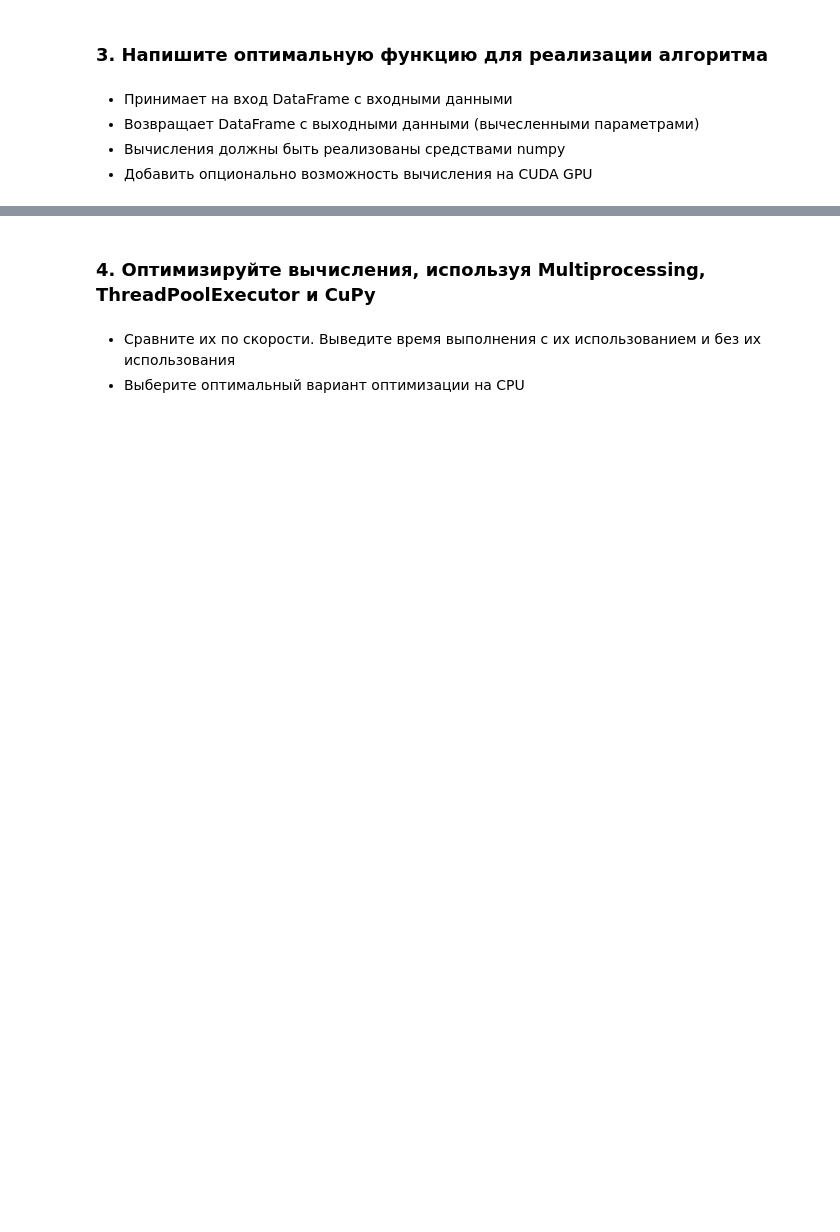
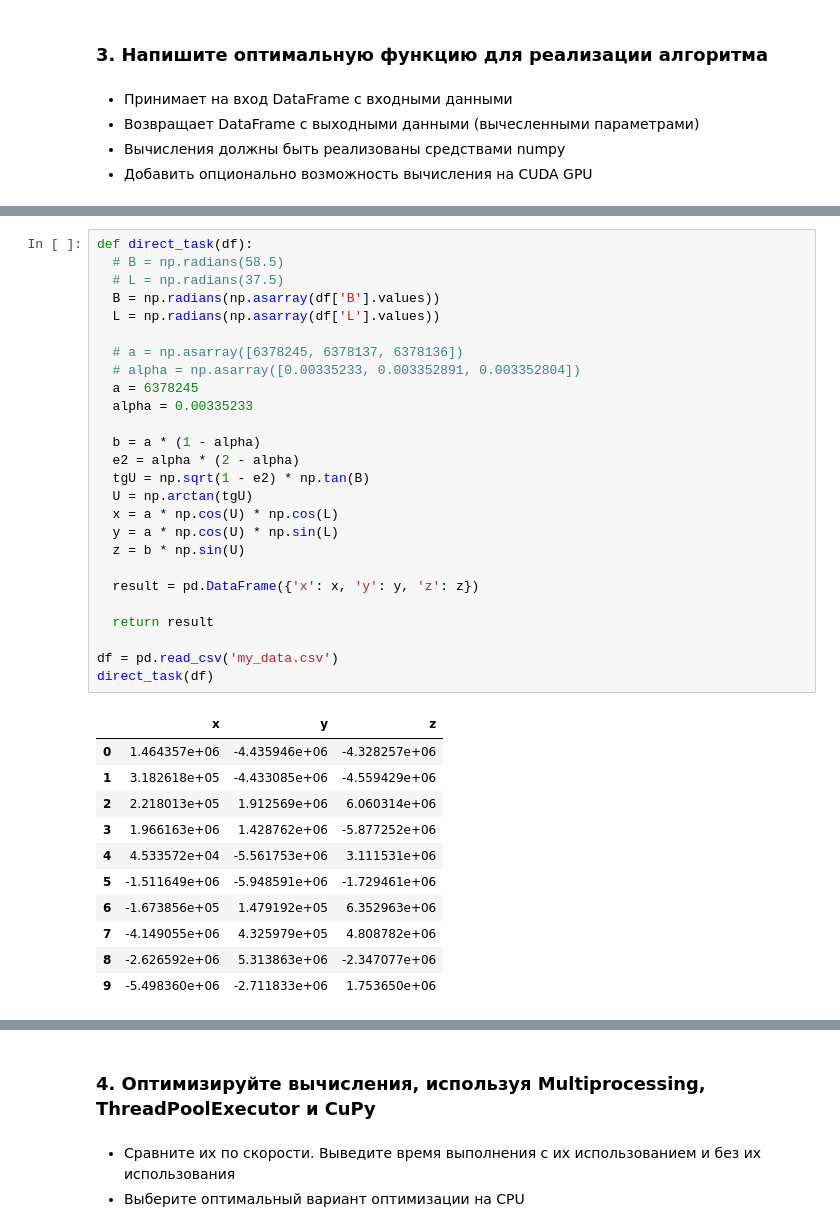
Before and after one commit to ilyak0n/comp_math, a Jupyter notebook: 6. Работа с электронными таблицами. Многопоточная и многопроцессорная оптимизация. Генераторы/Практическая_работа_№6_Формирование_электронных_таблиц.ipynb, the cells around one changed output, grey strips where cells are left out. Saved outputs shown, nothing was run; the diff lists cells and outputs as text; blank space fills up the shorter version.

```diff
--- a/6. Работа с электронными таблицами. Многопоточная и многопроцессорная оптимизация. Генераторы/Практическая_работа_№6_Формирование_электронных_таблиц.ipynb
+++ b/6. Работа с электронными таблицами. Многопоточная и многопроцессорная оптимизация. Генераторы/Практическая_работа_№6_Формирование_электронных_таблиц.ipynb
@@ -1154,0 +1102,38 @@ direct_task(df6)
+# %%
+def direct_task(df):
+  # B = np.radians(58.5)
+  # L = np.radians(37.5)
+  B = np.radians(np.asarray(df['B'].values))
+  L = np.radians(np.asarray(df['L'].values))
+
+  # a = np.asarray([6378245, 6378137, 6378136])
+  # alpha = np.asarray([0.00335233, 0.003352891, 0.003352804])
+  a = 6378245
+  alpha = 0.00335233
+
+  b = a * (1 - alpha)
+  e2 = alpha * (2 - alpha)
+  tgU = np.sqrt(1 - e2) * np.tan(B)
+  U = np.arctan(tgU)
+  x = a * np.cos(U) * np.cos(L)
+  y = a * np.cos(U) * np.sin(L)
+  z = b * np.sin(U)
+
+  result = pd.DataFrame({'x': x, 'y': y, 'z': z})
+
+  return result
+
+df = pd.read_csv('my_data.csv')
+direct_task(df)
+# %% [output]
+|  | x | y | z |
+| 0 | 1.464357e+06 | -4.435946e+06 | -4.328257e+06 |
+| 1 | 3.182618e+05 | -4.433085e+06 | -4.559429e+06 |
+| 2 | 2.218013e+05 | 1.912569e+06 | 6.060314e+06 |
+| 3 | 1.966163e+06 | 1.428762e+06 | -5.877252e+06 |
+| 4 | 4.533572e+04 | -5.561753e+06 | 3.111531e+06 |
+| 5 | -1.511649e+06 | -5.948591e+06 | -1.729461e+06 |
+| 6 | -1.673856e+05 | 1.479192e+05 | 6.352963e+06 |
+| 7 | -4.149055e+06 | 4.325979e+05 | 4.808782e+06 |
+| 8 | -2.626592e+06 | 5.313863e+06 | -2.347077e+06 |
+| 9 | -5.498360e+06 | -2.711833e+06 | 1.753650e+06 |
```
Also changed, not shown: parts of 8 cells of this notebook.
